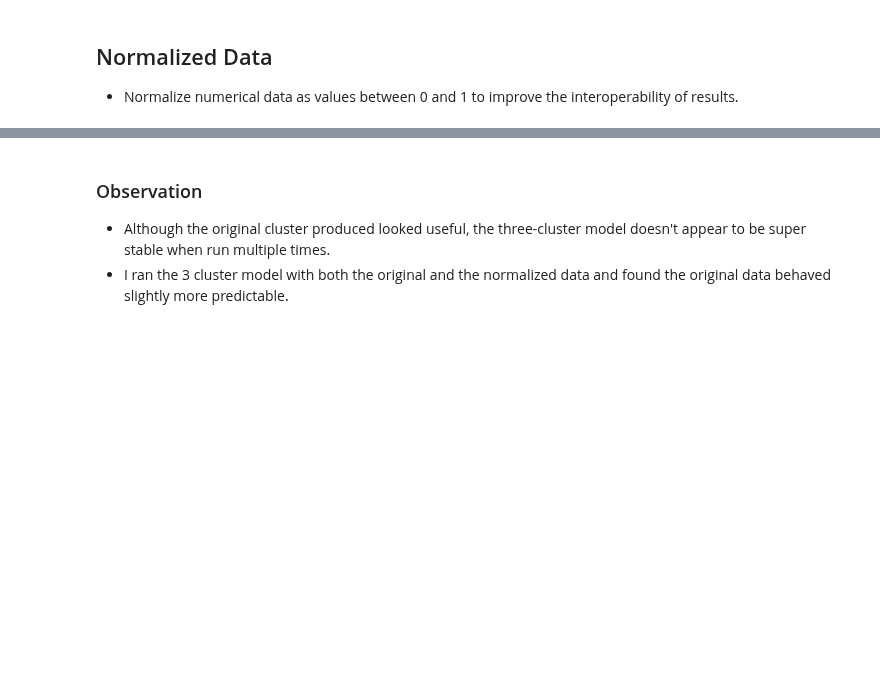
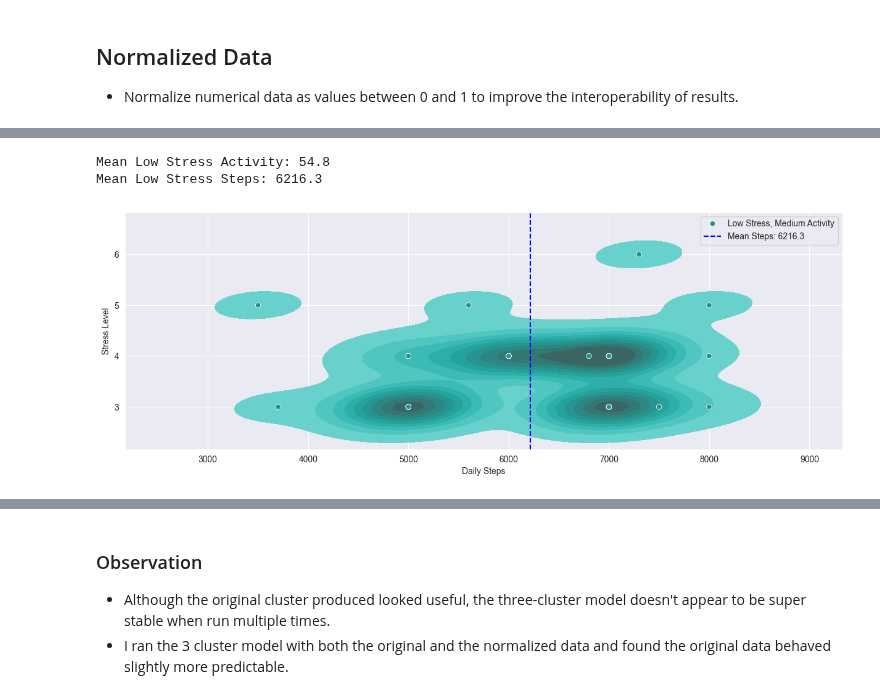
Before and after one commit to DanielLevenstein/stress_vs_physical_activity_data_exploration, a Jupyter notebook: stress-vs-physical-activity-correlation-notebook.ipynb, the cells around one changed output, grey strips where cells are left out. Drawn from its saved outputs; the diff is of its cells as text; code cells hidden in the pictures; blank space fills up the shorter version.

```diff
--- a/stress-vs-physical-activity-correlation-notebook.ipynb
+++ b/stress-vs-physical-activity-correlation-notebook.ipynb
@@ -315,0 +313,20 @@ cluster2 = df_agg[df_agg["Cluster3_Name"] == "Low Activity, High Stress"]
+# %%
+import matplotlib.pyplot as plt
+plt, ( ax2) = plt.subplots(1, 1, figsize=(15, 5))
+
+cluster0 = df_agg[df_agg["Cluster3_Name"] == "Low Stress, Medium Activity"]
+mean_low_stress_activity = cluster0["Physical Activity Level"].mean()
+mean_low_stress_step_count = cluster0["Daily Steps"].mean()
+mean_low_stress_total_activity_level = cluster0["Total_Activity_Level"].mean()
+
+sns.kdeplot(data=cluster0, x="Daily Steps", y="Stress Level", hue="Cluster3_Name", fill=True, palette="viridis", ax=ax2)
+sns.scatterplot(data=cluster0, x="Daily Steps", y="Stress Level", hue="Cluster3_Name", palette="viridis", ax=ax2)
+ax2.axvline(x=mean_low_stress_step_count, color='blue', linestyle='--', label=f'Mean Steps: {mean_low_stress_step_count:.1f}')
+ax2.legend();
+
+print(f"Mean Low Stress Activity: {mean_low_stress_activity:.1f}")
+print(f"Mean Low Stress Steps: {mean_low_stress_step_count:.1f}")
+# %% [output]
+Mean Low Stress Activity: 54.8
+Mean Low Stress Steps: 6216.3
+[figure, added]
```
Also changed, not shown: parts of 62 cells of this notebook, 5 other files.
